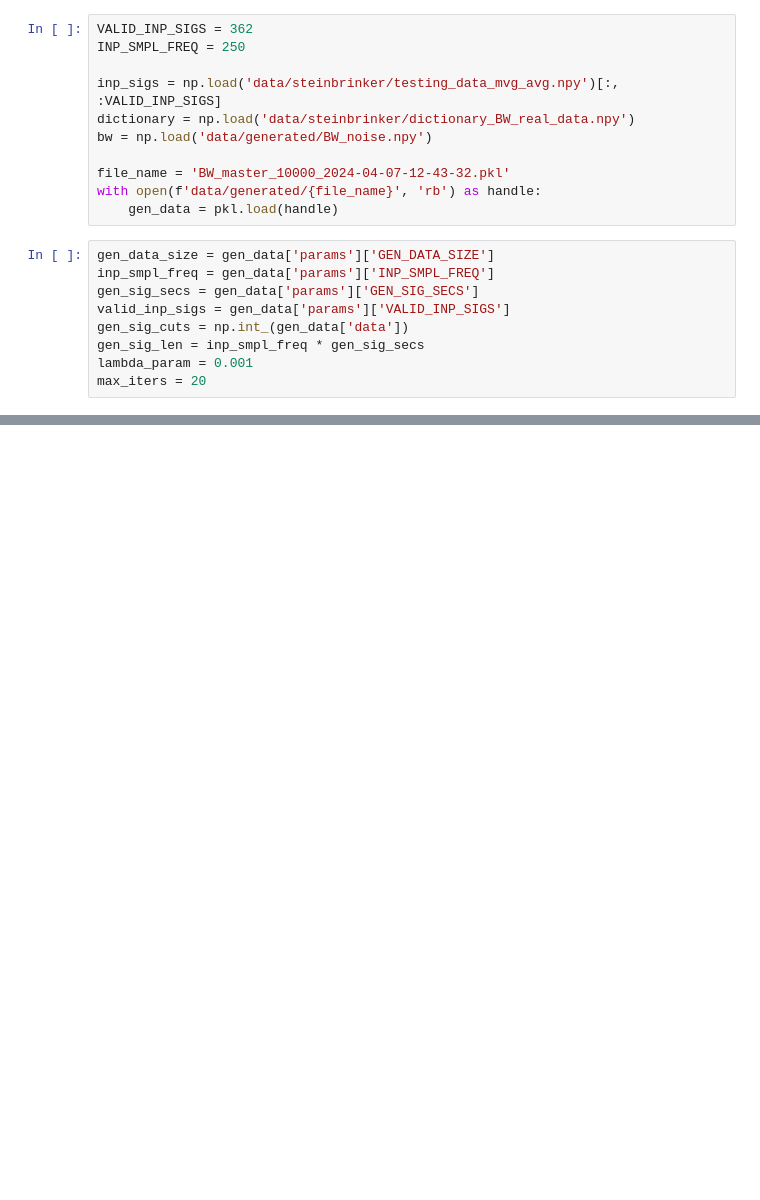
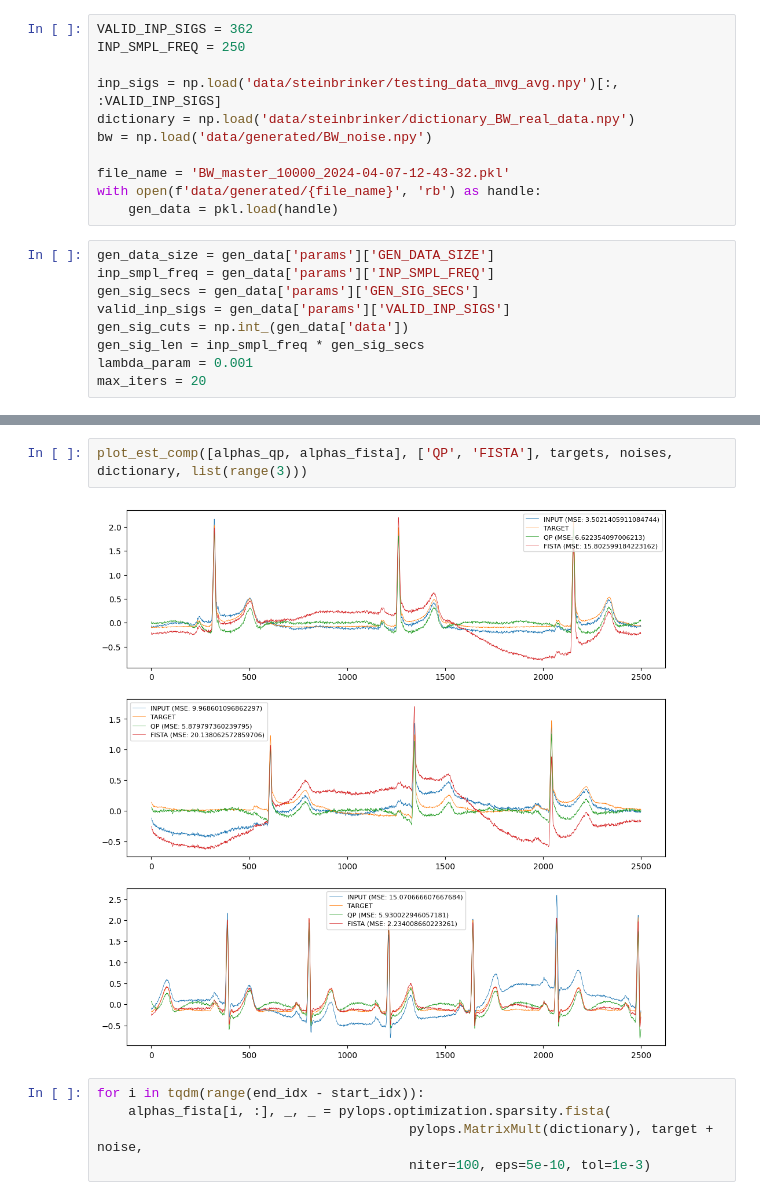
Before and after one commit to galigergergo/ecg-denoising, a Jupyter notebook: workspace/BPDN_QP-vs-FISTA.ipynb, the cells around one changed output, grey strips where cells are left out. Drawn from its saved outputs; the diff is of its cells as text; blank space fills up the shorter version.

```diff
--- a/workspace/BPDN_QP-vs-FISTA.ipynb
+++ b/workspace/BPDN_QP-vs-FISTA.ipynb
@@ -73,0 +77,9 @@ dictionary.shape
+# %%
+plot_est_comp([alphas_qp, alphas_fista], ['QP', 'FISTA'], targets, noises, dictionary, list(range(3)))
+# %% [output]
+[figure, added]
+# %%
+for i in tqdm(range(end_idx - start_idx)):
+    alphas_fista[i, :], _, _ = pylops.optimization.sparsity.fista(
+                                        pylops.MatrixMult(dictionary), target + noise,
+                                        niter=100, eps=5e-10, tol=1e-3)
```
Also changed, not shown: parts of 16 cells of this notebook.
